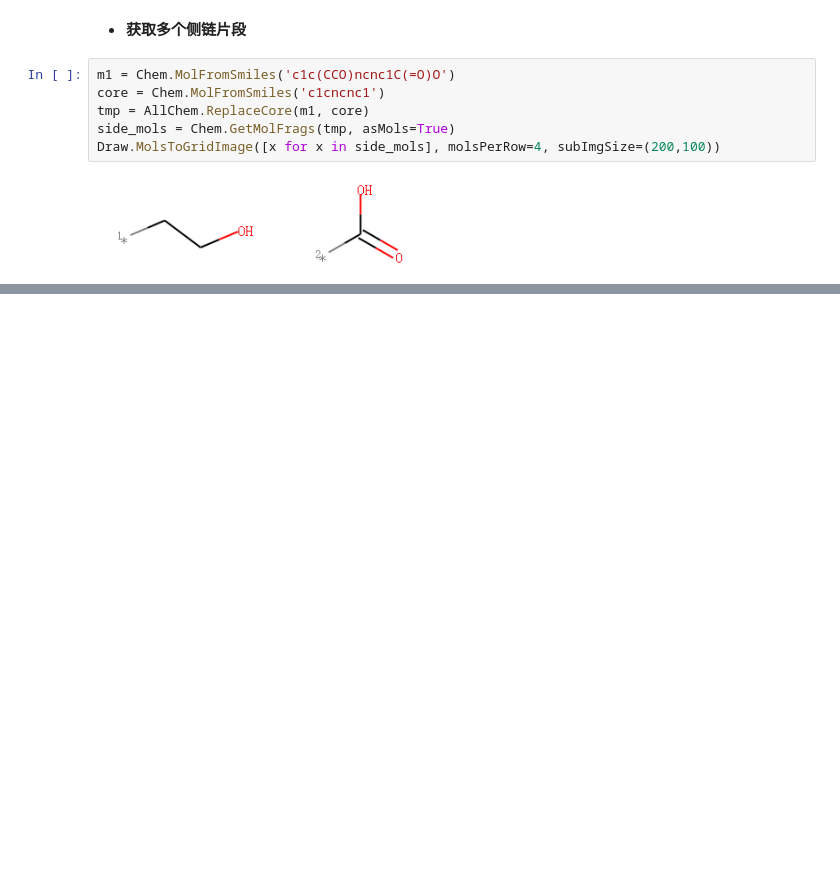
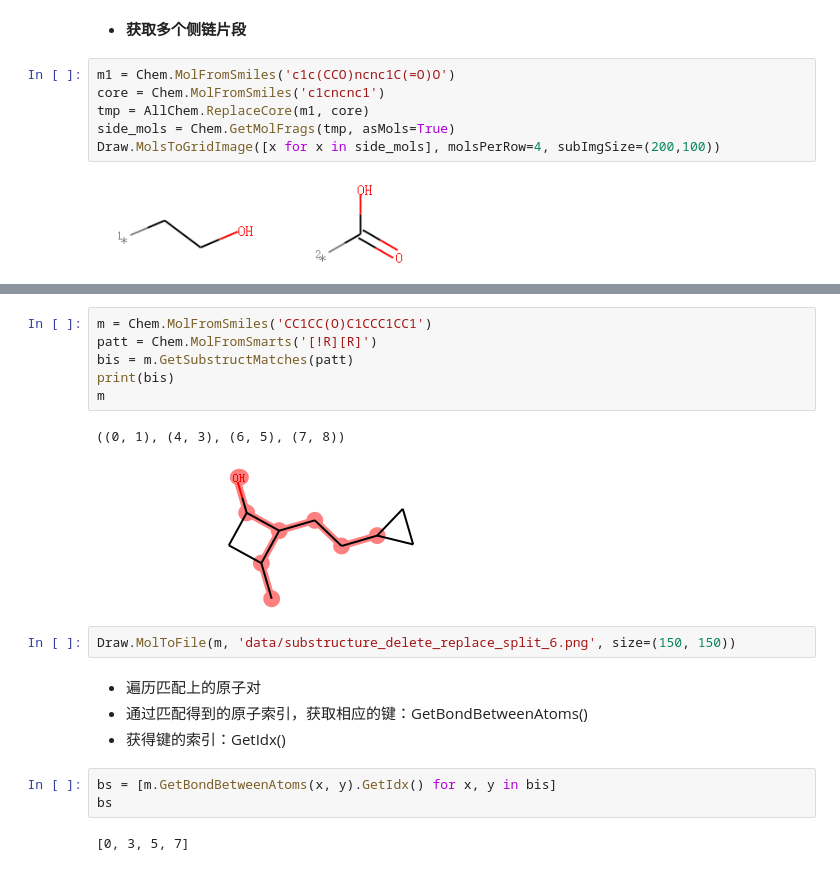
Before and after one commit to dreadlesss/rdkit_summary, a Jupyter notebook: substructure_delete_replace_split.ipynb, the cells around one changed output, grey strips where cells are left out. Saved outputs shown, nothing was run; the diff lists cells and outputs as text; blank space fills up the shorter version.

Commit message:
update substructure split

```diff
--- a/substructure_delete_replace_split.ipynb
+++ b/substructure_delete_replace_split.ipynb
@@ -139,0 +149,20 @@ Draw.MolsToGridImage([x for x in side_mols], molsPerRow=4, subImgSize=(200,100))
+# %%
+m = Chem.MolFromSmiles('CC1CC(O)C1CCC1CC1')
+patt = Chem.MolFromSmarts('[!R][R]')
+bis = m.GetSubstructMatches(patt)
+print(bis)
+m
+# %% [output]
+((0, 1), (4, 3), (6, 5), (7, 8))
+[figure, added]
+# %%
+Draw.MolToFile(m, 'data/substructure_delete_replace_split_6.png', size=(150, 150))
+# %% [markdown]
+- 遍历匹配上的原子对
+- 通过匹配得到的原子索引，获取相应的键：GetBondBetweenAtoms()
+- 获得键的索引：GetIdx()
+# %%
+bs = [m.GetBondBetweenAtoms(x, y).GetIdx() for x, y in bis]
+bs
+# %% [output]
+[0, 3, 5, 7]
```
Also changed, not shown: parts of 7 cells of this notebook.
